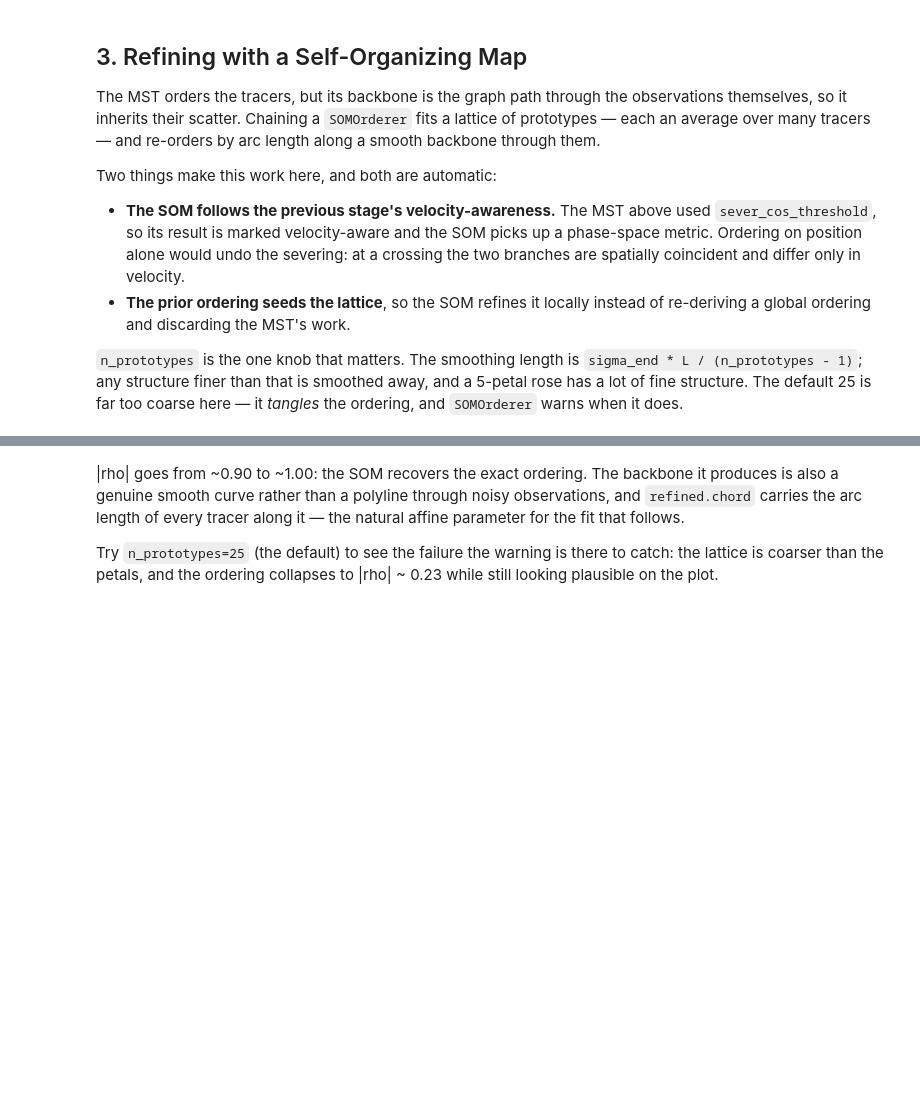
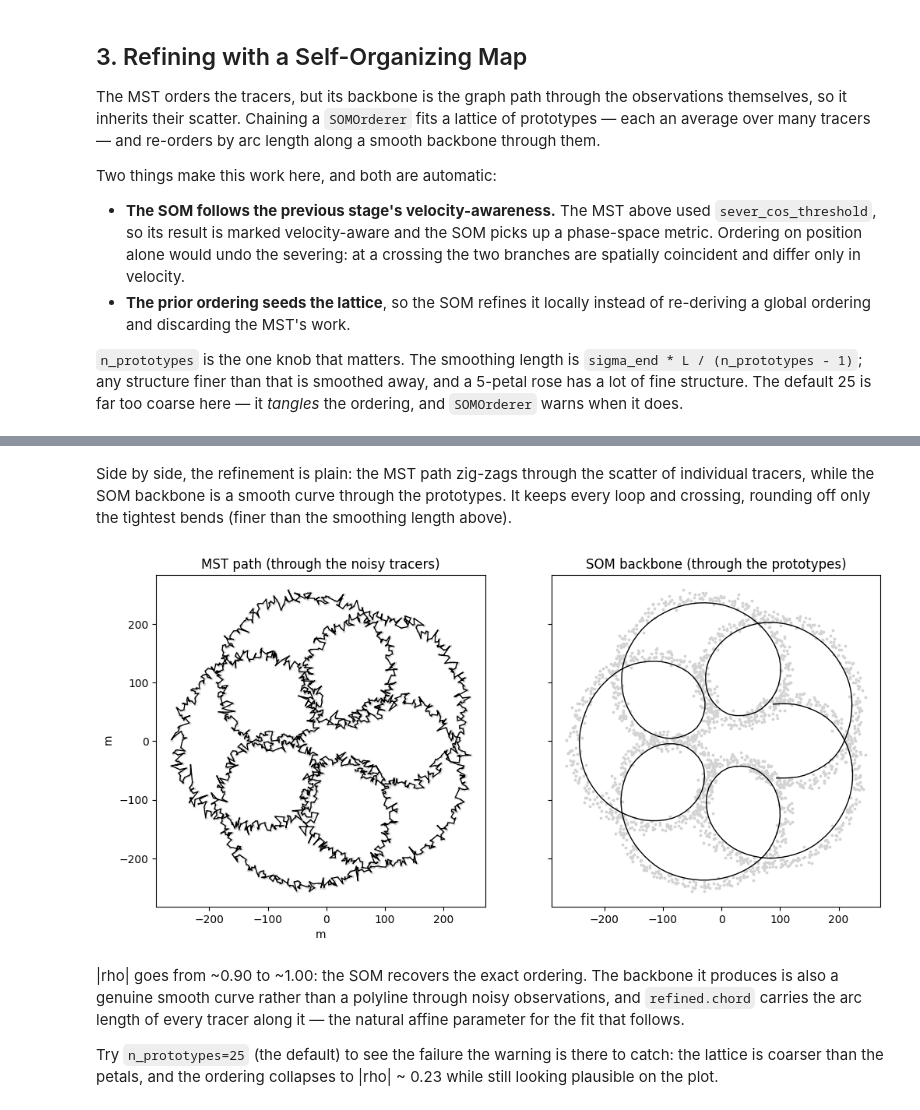
Before and after one commit to GalacticDynamics/phasecurvefit, a Jupyter notebook: docs/tutorials/epitrochoid_mst.ipynb, the cells around one changed output, grey strips where cells are left out. Cells and saved outputs as stored; diff of their text form; code cells hidden in the pictures; blank space fills up the shorter version.

```diff
--- a/docs/tutorials/epitrochoid_mst.ipynb
+++ b/docs/tutorials/epitrochoid_mst.ipynb
@@ -174,3 +176,22 @@ plot_order(refined, "Velocity-aware MST | SOM (60 prototypes)")
+# %% [markdown]
+Side by side, the refinement is plain: the MST path zig-zags through the
+scatter of individual tracers, while the SOM backbone is a smooth curve
+through the prototypes. It keeps every loop and crossing, rounding off only
+the tightest bends (finer than the smoothing length above).
+# %%
+_fig, axs = plt.subplots(1, 2, figsize=(12, 6), sharex=True, sharey=True)
+mst_q = {k: v[res_vel.ordering] for k, v in res_vel.positions.items()}
+panels = [
+    (mst_q, "MST path (through the noisy tracers)"),
+    (refined.backbone, "SOM backbone (through the prototypes)"),
+]
+for ax, (path, title) in zip(axs, panels, strict=True):
+    ax.scatter(qs["x"], qs["y"], s=3, c="lightgray")
+    ax.plot(path["x"], path["y"], c="k", lw=1)
+    ax.set(aspect="equal", title=title)
+plt.show()
+# %% [output]
+[figure, added]
 # %% [markdown]
 |rho| goes from ~0.90 to ~1.00: the SOM recovers the exact ordering. The
 backbone it produces is also a genuine smooth curve rather than a polyline
```
Also changed, not shown: parts of 1 cell of this notebook.
